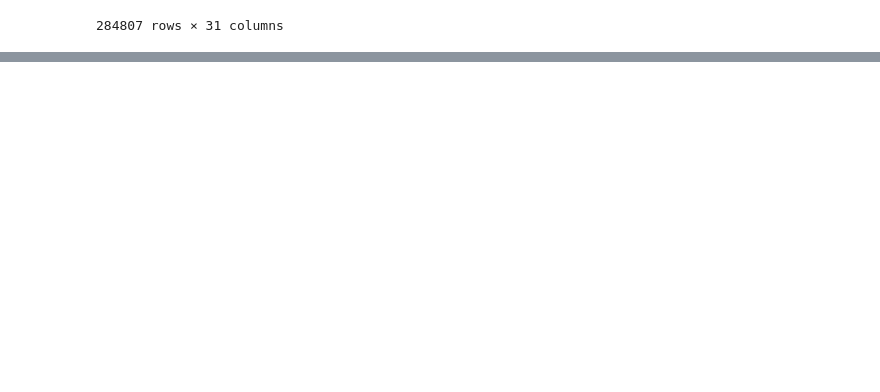
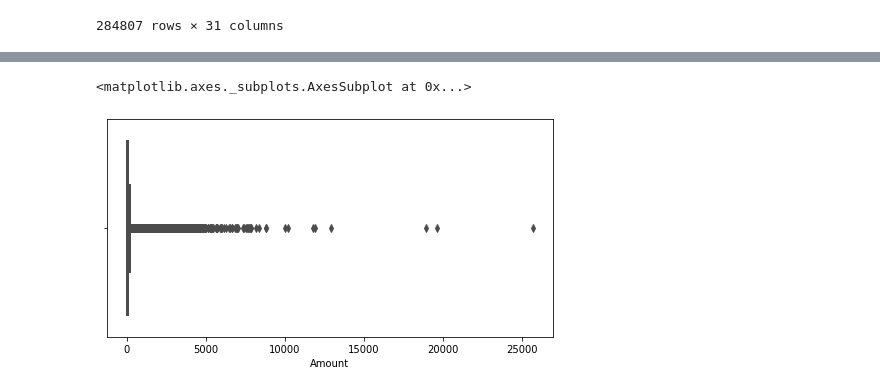
Before and after one commit to massinoLight/tp_AlgoBD, a Jupyter notebook: Tp3_AlgoBD.ipynb, the cells around one changed output, grey strips where cells are left out. Cells and saved outputs as stored; diff of their text form; code cells hidden in the pictures; blank space fills up the shorter version.

```diff
--- a/Tp3_AlgoBD.ipynb
+++ b/Tp3_AlgoBD.ipynb
@@ -309,0 +320,3 @@ ceditcard
+# %%
+ceditcard=ceditcard.drop(['Time'], axis=1)
+ceditcard
@@ -309,0 +359,7 @@ ceditcard
+# %%
+import seaborn as sns
+plt.figure(figsize=(8,4))
+sns.boxplot(ceditcard["Amount"],linewidth=2.0,dodge=True,palette="Set1")
+# %% [output]
+<matplotlib.axes._subplots.AxesSubplot at 0x...>
+[figure, added]
```
Also changed, not shown: parts of 18 cells of this notebook.
